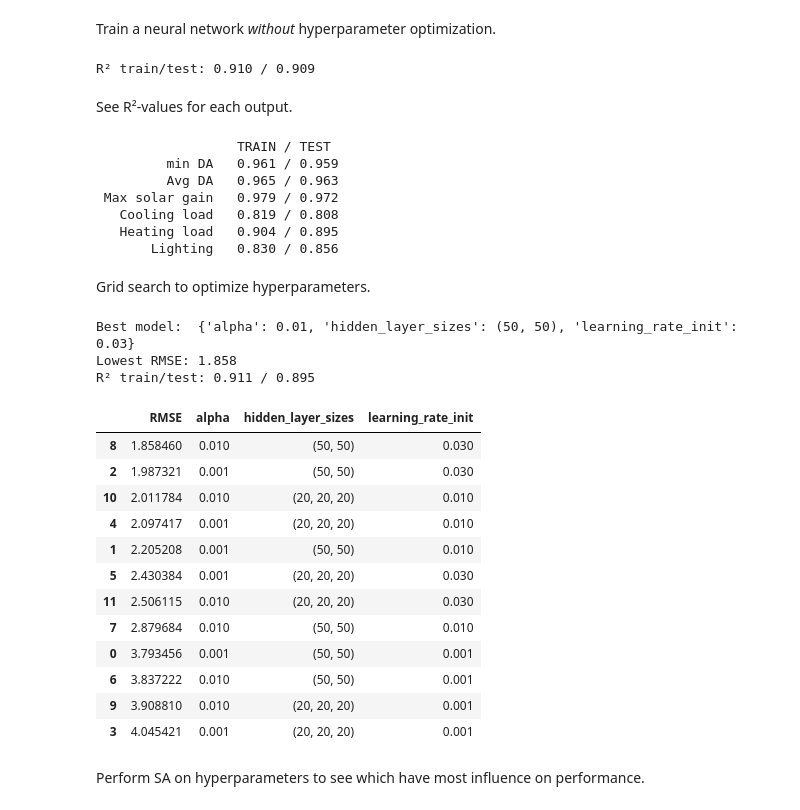
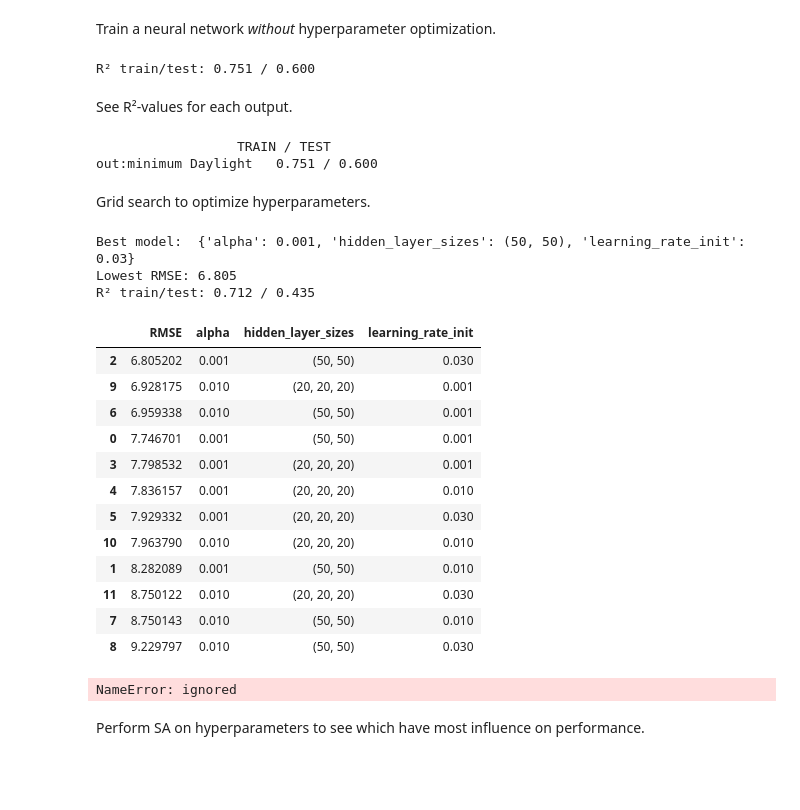
Before and after one commit to TorbenOestergaard/mc_sa_ml, a Jupyter notebook: BPS_to_ML_github.ipynb, the cells around one changed output. Saved outputs shown, nothing was run; the diff lists cells and outputs as text; code cells hidden in the pictures; blank space fills up the shorter version.

```diff
--- a/BPS_to_ML_github.ipynb
+++ b/BPS_to_ML_github.ipynb
@@ -669,13 +662,17 @@ model = MLPRegressor(hidden_layer_sizes=(20, 20),
 model.fit(x_train_full_prepared, y_train_full.values)
 
 # Make predictions
-(y_train_pred, y_train_full_pred, y_valid_pred, y_test_pred) = make_predictions(model);
+# (y_train_pred, y_train_full_pred, y_valid_pred, y_test_pred) = make_predictions(model);
+y_train_pred = model.predict(x_train_prepared)
+y_train_full_pred = model.predict(x_train_full_prepared)
+y_valid_pred = model.predict(x_valid_prepared)
+y_test_pred = model.predict(x_test_prepared)
 
 # Clear output cell and show only R² values (averaged if multiple outputs)
 clear_output()
 print(f'R² train/test: {r2_score(y_train_full, y_train_full_pred):.3f} / {r2_score(y_test, y_test_pred):.3f}')
 # %% [output]
-R² train/test: 0.910 / 0.909
+R² train/test: 0.751 / 0.600
 # %% [markdown]
 See R²-values for each output.
 # %%
@@ -692,12 +689,7 @@ else:
     print(f'{y_train.columns[i]:>15}   {r2_train_i:.3f} / {r2_test_i:.3f}')
 # %% [output]
                   TRAIN / TEST
-         min DA   0.961 / 0.959
-         Avg DA   0.965 / 0.963
- Max solar gain   0.979 / 0.972
-   Cooling load   0.819 / 0.808
-   Heating load   0.904 / 0.895
-       Lighting   0.830 / 0.856
+out:minimum Daylight   0.751 / 0.600
 # %% [markdown]
 Grid search to optimize hyperparameters.
 # %%
@@ -713,49 +705,54 @@ param_grid = [
 model = MLPRegressor(#alpha=0.001, # default 0.0001,
                   early_stopping=True, max_iter=500, )
 
 # Set grid search options
 grid_search = GridSearchCV(model, param_grid, cv=3,
                           scoring='neg_mean_squared_error',
                           return_train_score=True, verbose=1, n_jobs=-1)
 
 # Run grid search
 grid_search.fit(x_train_full_prepared, y_train_full.values)
 
 clear_output() # Clear output cell
 
 # See cross validation results (RMSE) from grid search
 cvres = grid_search.cv_results_ # Cross validation results from grid search
 params_count = len(cvres['params'][0].keys()) # Number of hyperparameters
 params_labels = list(cvres['params'][0].keys()) # Labels for hyperparameters
 cvres_df = pd.DataFrame(columns=['RMSE'] + list(cvres['params'][0].keys()))
 for i in range(len(cvres['mean_test_score'])):
   cvres_df = cvres_df.append({'RMSE': np.sqrt(-cvres['mean_test_score'][i]), **cvres['params'][i]}, ignore_index=True, )
 
 # Performance of best model
 model = grid_search.best_estimator_
-(y_train_pred, y_train_full_pred, y_valid_pred, y_test_pred) = make_predictions(model);
+# (y_train_pred, y_train_full_pred, y_valid_pred, y_test_pred) = make_predictions(model);
+y_train_pred = model.predict(x_train_prepared)
+y_train_full_pred = model.predict(x_train_full_prepared)
+y_valid_pred = model.predict(x_valid_prepared)
+y_test_pred = model.predict(x_test_prepared)
 print(f'Best model:  {grid_search.best_params_} \nLowest RMSE: {cvres_df.RMSE.min():.3f}')
 print(f'R² train/test: {r2_score(y_train_full, y_train_full_pred):.3f} / {r2_score(y_test, y_test_pred):.3f}\n')
 
 display(cvres_df.sort_values(by='RMSE'))
 cvres_df = ordinal_decode_cat_hyperparameters(cvres_df)
 # %% [output]
-Best model:  {'alpha': 0.01, 'hidden_layer_sizes': (50, 50), 'learning_rate_init': 0.03}
-Lowest RMSE: 1.858
-R² train/test: 0.911 / 0.895
+Best model:  {'alpha': 0.001, 'hidden_layer_sizes': (50, 50), 'learning_rate_init': 0.03}
+Lowest RMSE: 6.805
+R² train/test: 0.712 / 0.435
 |  | RMSE | alpha | hidden_layer_sizes | learning_rate_init |
-| 8 | 1.858460 | 0.010 | (50, 50) | 0.030 |
-| 2 | 1.987321 | 0.001 | (50, 50) | 0.030 |
-| 10 | 2.011784 | 0.010 | (20, 20, 20) | 0.010 |
-| 4 | 2.097417 | 0.001 | (20, 20, 20) | 0.010 |
-| 1 | 2.205208 | 0.001 | (50, 50) | 0.010 |
-| 5 | 2.430384 | 0.001 | (20, 20, 20) | 0.030 |
-| 11 | 2.506115 | 0.010 | (20, 20, 20) | 0.030 |
-| 7 | 2.879684 | 0.010 | (50, 50) | 0.010 |
-| 0 | 3.793456 | 0.001 | (50, 50) | 0.001 |
-| 6 | 3.837222 | 0.010 | (50, 50) | 0.001 |
-| 9 | 3.908810 | 0.010 | (20, 20, 20) | 0.001 |
-| 3 | 4.045421 | 0.001 | (20, 20, 20) | 0.001 |
+| 2 | 6.805202 | 0.001 | (50, 50) | 0.030 |
+| 9 | 6.928175 | 0.010 | (20, 20, 20) | 0.001 |
+| 6 | 6.959338 | 0.010 | (50, 50) | 0.001 |
+| 0 | 7.746701 | 0.001 | (50, 50) | 0.001 |
+| 3 | 7.798532 | 0.001 | (20, 20, 20) | 0.001 |
+| 4 | 7.836157 | 0.001 | (20, 20, 20) | 0.010 |
+| 5 | 7.929332 | 0.001 | (20, 20, 20) | 0.030 |
+| 10 | 7.963790 | 0.010 | (20, 20, 20) | 0.010 |
+| 1 | 8.282089 | 0.001 | (50, 50) | 0.010 |
+| 11 | 8.750122 | 0.010 | (20, 20, 20) | 0.030 |
+| 7 | 8.750143 | 0.010 | (50, 50) | 0.010 |
+| 8 | 9.229797 | 0.010 | (50, 50) | 0.030 |
+NameError: ignored
 # %% [markdown]
 Perform SA on hyperparameters to see which have most influence on performance.
 # %%
```
Also changed, not shown: parts of 9 cells of this notebook, 1 other file.
